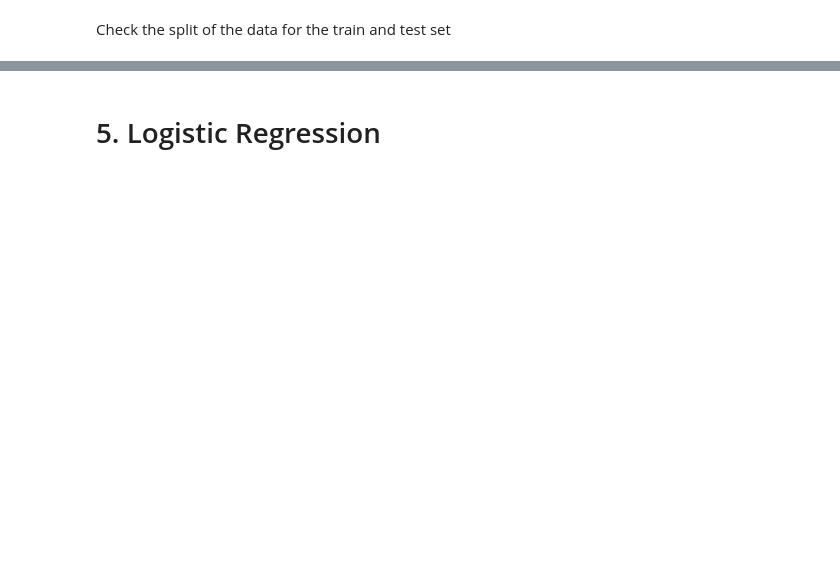
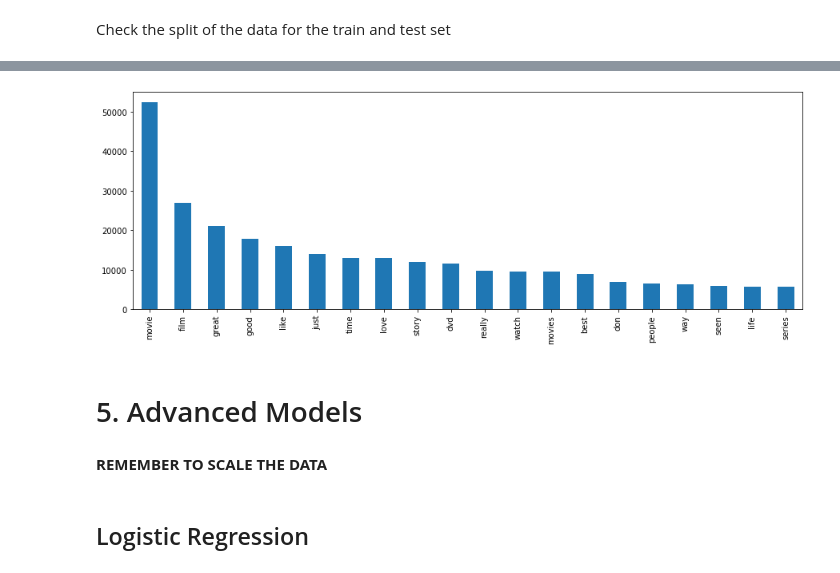
Before and after one commit to JTruong3/Amazon-Product-Recommender, a Jupyter notebook: 2_NLP_Analysis.ipynb, the cells around one changed output, grey strips where cells are left out. Cells and saved outputs as stored; diff of their text form; code cells hidden in the pictures; blank space fills up the shorter version.

Commit message:
Added advanced classification models

```diff
--- a/2_NLP_Analysis.ipynb
+++ b/2_NLP_Analysis.ipynb
@@ -371,0 +268,5 @@ Since the dataset is 2,000,000 rows, th
+# %%
+subsample = review_df.sample(frac = 0.05)
+
+# Check results
+subsample
@@ -372,8 +287,10 @@ Since the dataset is 2,000,000 rows, th
 # %%
 #Set up data for training and testing
-X = review_df['reviewText']
-y = review_df['review_class']
-X_train, X_test, y_train, y_test = train_test_split(X,y, test_size = 0.33, random_state = 2022)
+X = subsample['reviewText']
+y = subsample['review_class']
+
+# Stratify ensures that both the train and test set includes all the classes in the data
+X_train, X_test, y_train, y_test = train_test_split(X,y, test_size = 0.33, stratify = y, random_state = 2022)
 # %% [markdown]
 Check the split of the data for the train and test set
 # %%
@@ -394,0 +320,12 @@ The testing data contains 82.3% of positive reviews which means that the data is
+# %%
+# Instantiate
+# Discard stop words and words need to be in atleast 10 reviews
+review_wordbank = CountVectorizer(stop_words = "english", min_df = 10)
+
+# Fit the first 200000 reviews
+review_wordbank.fit(X_train)
+
+# 3. Transform
+X_train_transformed = review_wordbank.transform(X_train)
+X_test_transformed = review_wordbank.transform(X_test)
+X_train_transformed
@@ -395,2 +358,12 @@ The testing data contains 82.3% of positive reviews which means that the data is
+# %%
+word_counts = pd.DataFrame({"counts":X_train_transformed.toarray().sum(axis=0)},
+                          index = review_wordbank.get_feature_names()
+                          ).sort_values("counts",ascending= False)
+
+word_counts.head(20).plot(kind="bar",figsize=(15,5), legend = False)
+
+plt.show()
+# %% [output]
+[figure, new version]
 # %% [markdown]
-# 5. Logistic Regression <a class ='anchor' id='5Logistic'></a>
+# 5. Advanced Models <a class ='anchor' id='5AdvancedModels'></a>
@@ -406,0 +370,4 @@ X_test_transformed = review_wordbank3.transform(X_test)
+# %% [markdown]
+**REMEMBER TO SCALE THE DATA**
+# %% [markdown]
+## Logistic Regression
```
Also changed, not shown: parts of 47 cells of this notebook.
